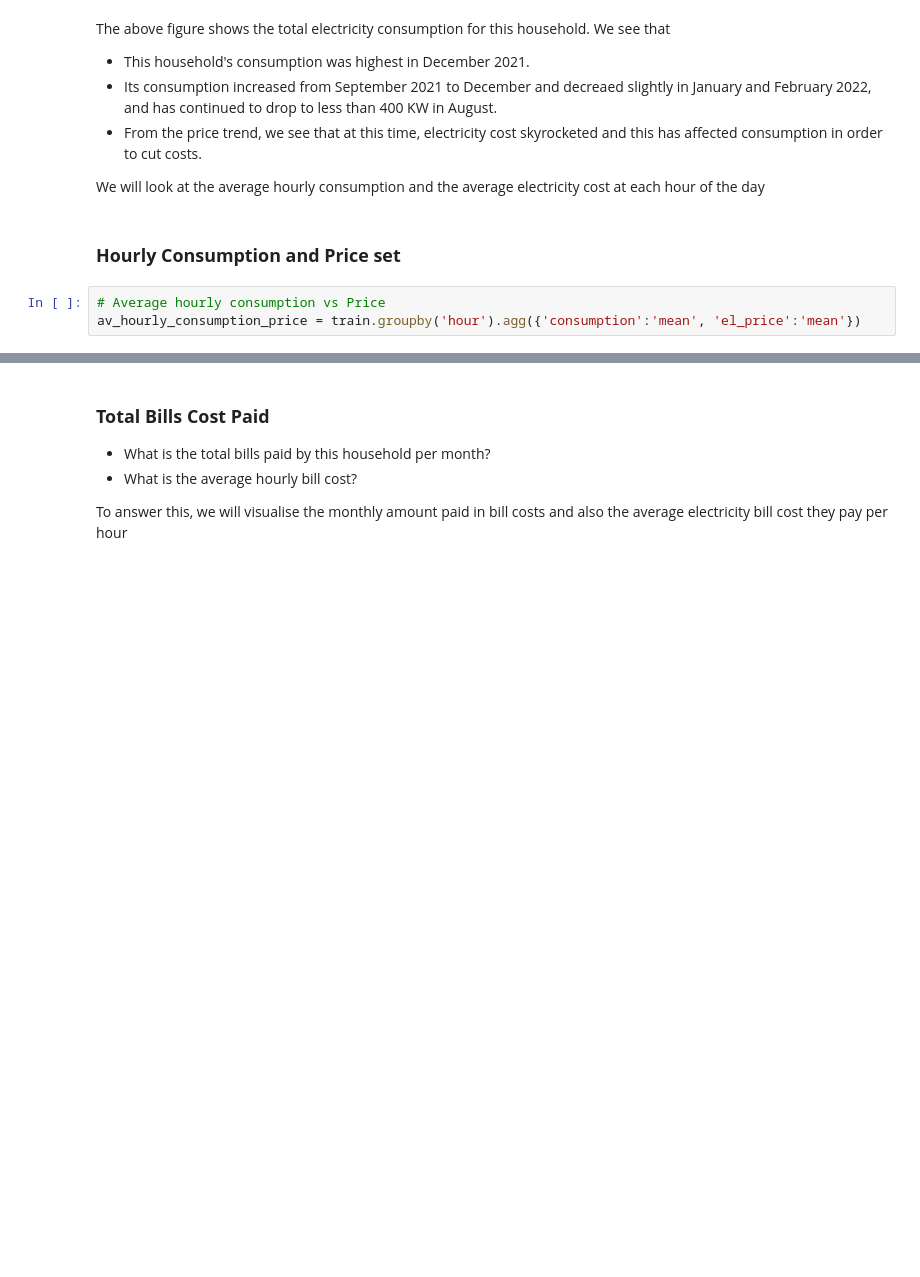
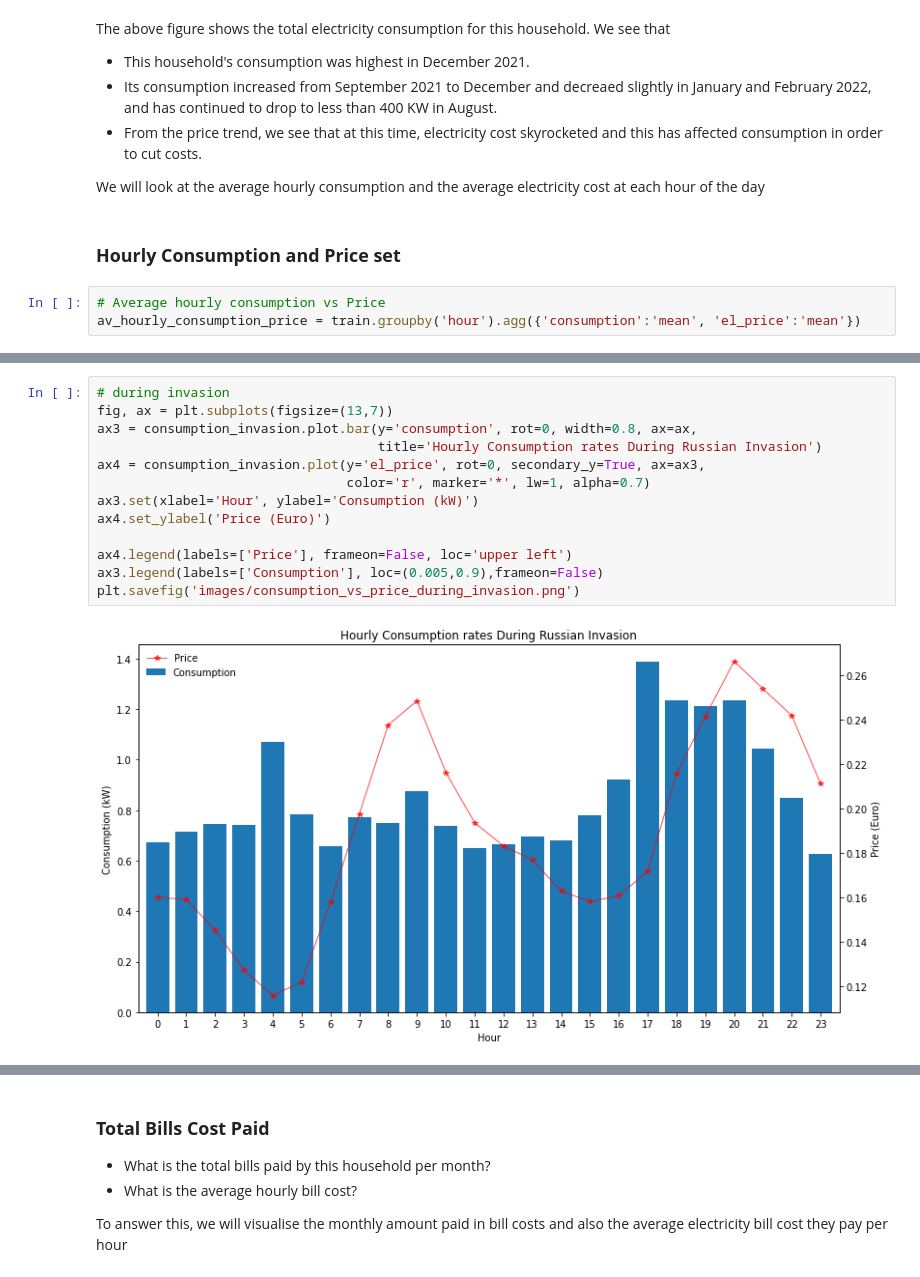
Before and after one commit to Chygos/UniTartu_Intro_to_DS_Project, a Jupyter notebook: Data_Visualisation.ipynb, the cells around one changed output, grey strips where cells are left out. Cells and saved outputs as stored; diff of their text form; blank space fills up the shorter version.

```diff
--- a/Data_Visualisation.ipynb
+++ b/Data_Visualisation.ipynb
@@ -226,0 +292,15 @@ From this figure,
+# %%
+# during invasion
+fig, ax = plt.subplots(figsize=(13,7))
+ax3 = consumption_invasion.plot.bar(y='consumption', rot=0, width=0.8, ax=ax,
+                                    title='Hourly Consumption rates During Russian Invasion')
+ax4 = consumption_invasion.plot(y='el_price', rot=0, secondary_y=True, ax=ax3,
+                                color='r', marker='*', lw=1, alpha=0.7)
+ax3.set(xlabel='Hour', ylabel='Consumption (kW)')
+ax4.set_ylabel('Price (Euro)')
+
+ax4.legend(labels=['Price'], frameon=False, loc='upper left')
+ax3.legend(labels=['Consumption'], loc=(0.005,0.9),frameon=False)
+plt.savefig('images/consumption_vs_price_during_invasion.png')
+# %% [output]
+[figure, added]
```
Also changed, not shown: parts of 25 cells of this notebook.
